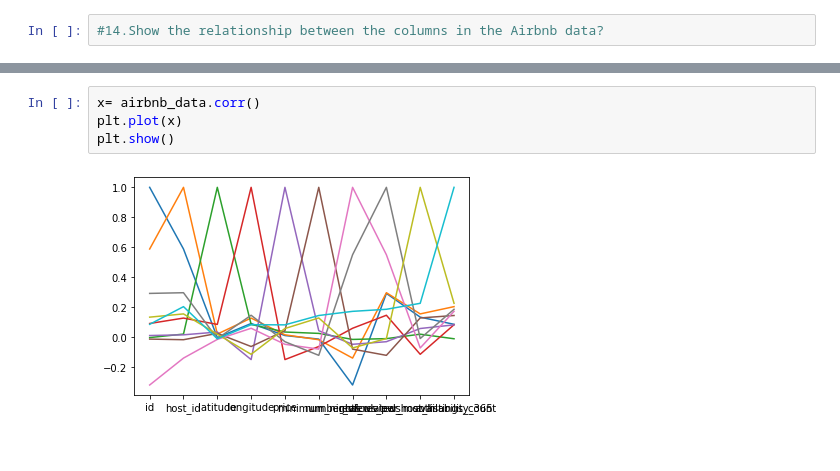
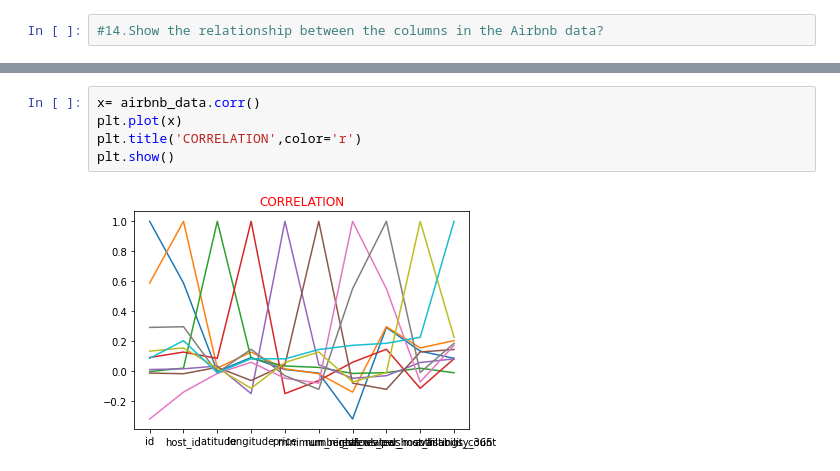
Before and after one commit to m123m12/Airbnb-Booking-Analysis, a Jupyter notebook: Copy_of_Airbnb_Bookings_Analysis_Capstone_Project.ipynb, the cells around one changed output, grey strips where cells are left out. Drawn from its saved outputs; the diff is of its cells as text.

```diff
--- a/Copy_of_Airbnb_Bookings_Analysis_Capstone_Project.ipynb
+++ b/Copy_of_Airbnb_Bookings_Analysis_Capstone_Project.ipynb
@@ -215,6 +227,7 @@ airbnb_data.corr()
 # %%
 x= airbnb_data.corr()
 plt.plot(x)
+plt.title('CORRELATION',color='r')
 plt.show()
 # %% [output]
-[figure, old version]
+[figure, new version]
```
Also changed, not shown: parts of 6 cells of this notebook.
